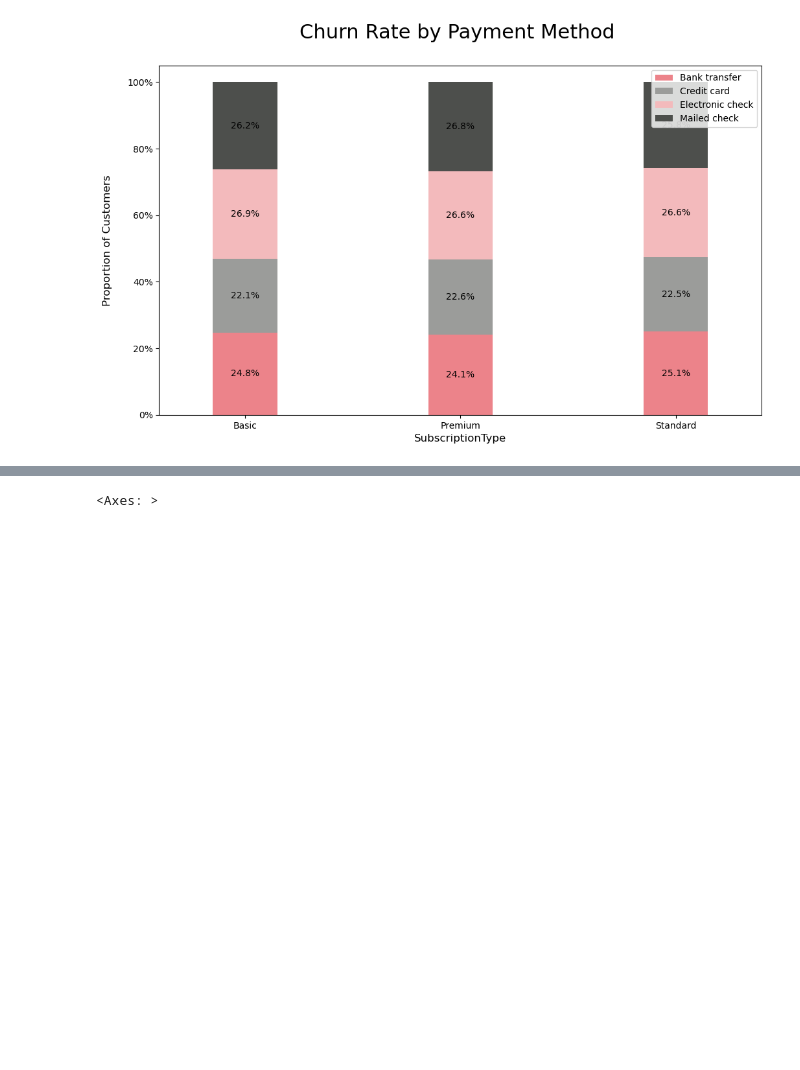
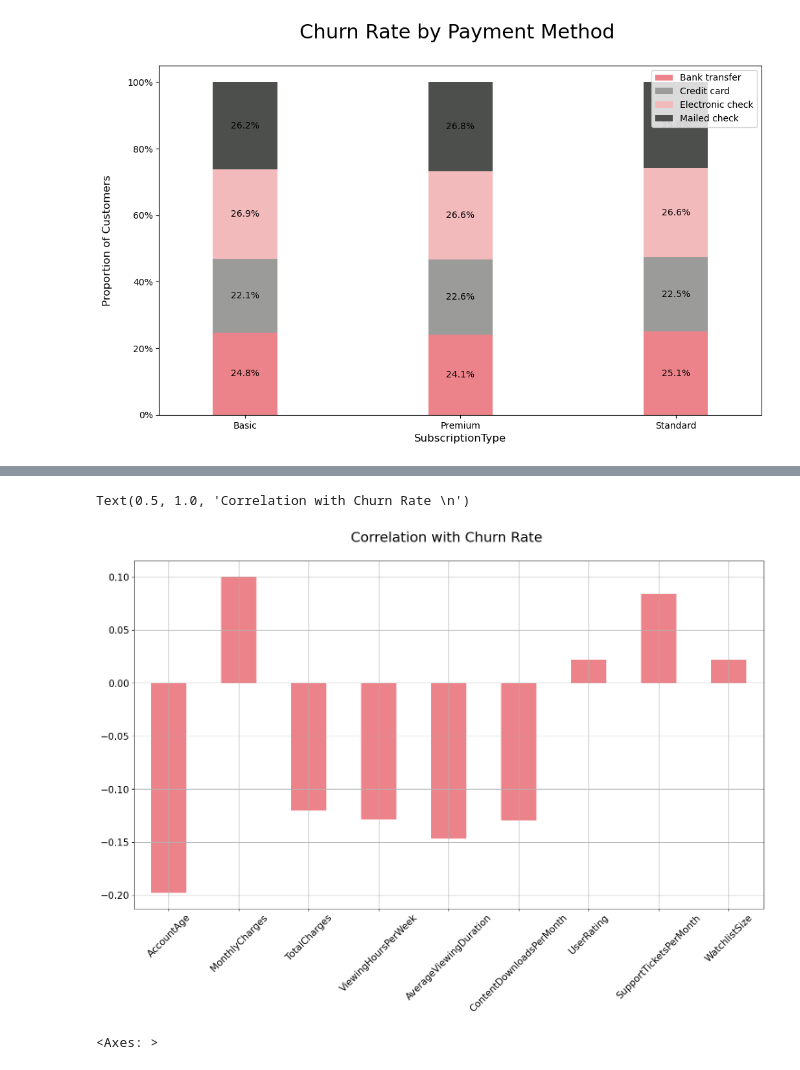
Before and after one commit to laksath/churn_prediction, a Jupyter notebook: ChurnPrediction.ipynb, the cells around one changed output, grey strips where cells are left out. Cells and saved outputs as stored; diff of their text form; code cells hidden in the pictures; blank space fills up the shorter version.

Commit message:
data split for training and testing ;  pre-processing done

```diff
--- a/ChurnPrediction.ipynb
+++ b/ChurnPrediction.ipynb
@@ -579,3 +579,11 @@ train_df[numerical_cols].corr()
 | UserRating | 0.000440 | 0.000056 | 0.000609 | -0.003185 | -0.000406 | ... |
 | SupportTicketsPerMonth | -0.002055 | 0.000071 | -0.001770 | 0.000788 | -0.000158 | ... |
 | WatchlistSize | -0.002640 | -0.000540 | -0.001770 | -0.000750 | 0.000749 | ... |
+# %%
+correlations = train_df[numerical_cols].corrwith(train_df['Churn'])
+positive_correlations = correlations[
+correlations >0].sort_values(ascending = False)
+negative_correlations =correlations[
+correlations<0].sort_values(ascending = False)
+print('Most Positive Correlations: \n', positive_correlations)
+print('\n\nMost Negative Correlations: \n', negative_correlations)
@@ -582,3 +606,10 @@ train_df[numerical_cols].corr()
+# %%
+correlations.plot.bar(figsize = (18, 10), fontsize = 15, color = '#ec838a', rot = 45, grid = True)
+plt.title('Correlation with Churn Rate \n', horizontalalignment="center", fontstyle = "normal",
+fontsize = "22", fontfamily = "sans-serif")
+# %% [output]
+Text(0.5, 1.0, 'Correlation with Churn Rate \n')
+[figure, added]
 # %%
 sns.set(style="white")
 corr = train_df[numerical_cols].corr()
```
Also changed, not shown: parts of 14 cells of this notebook.
